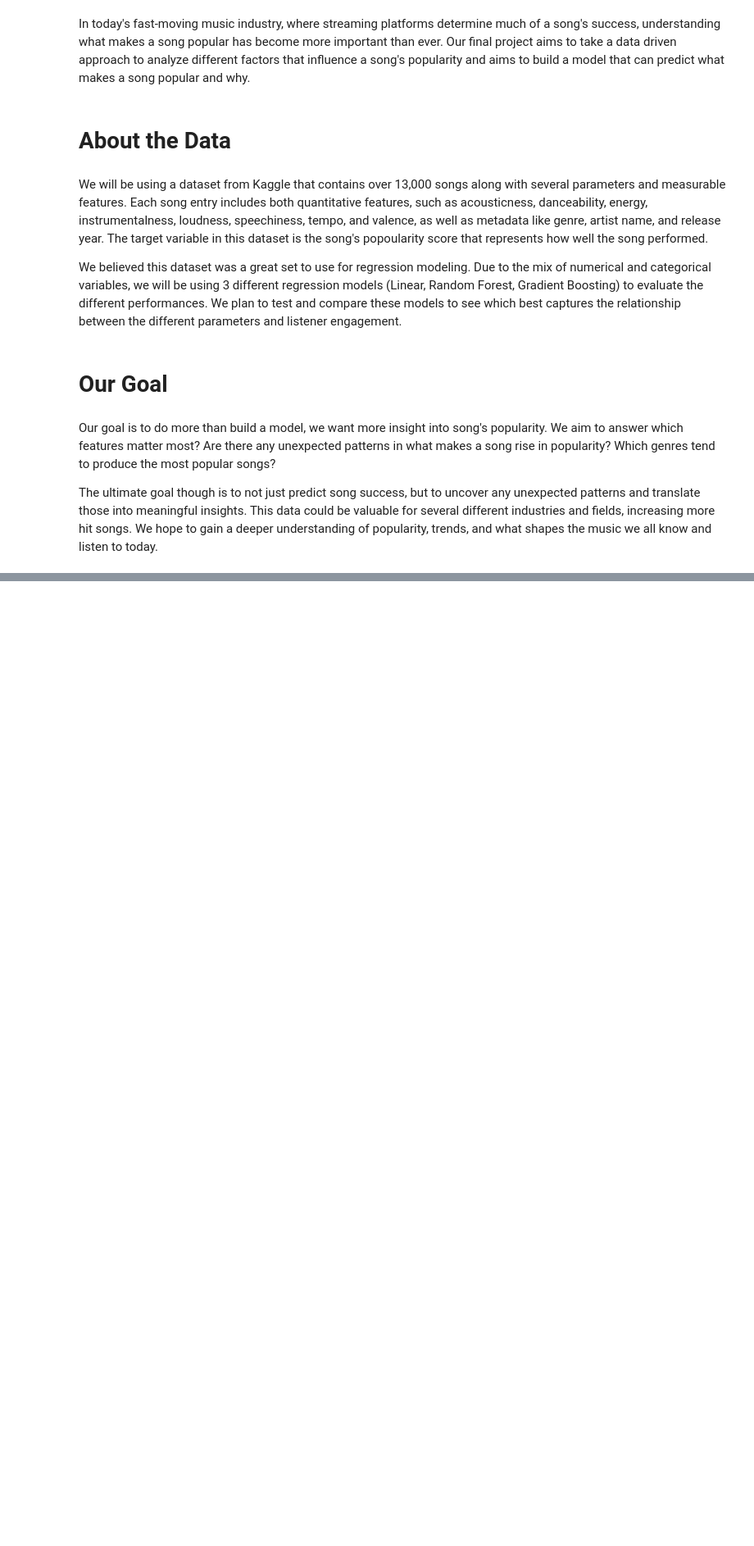
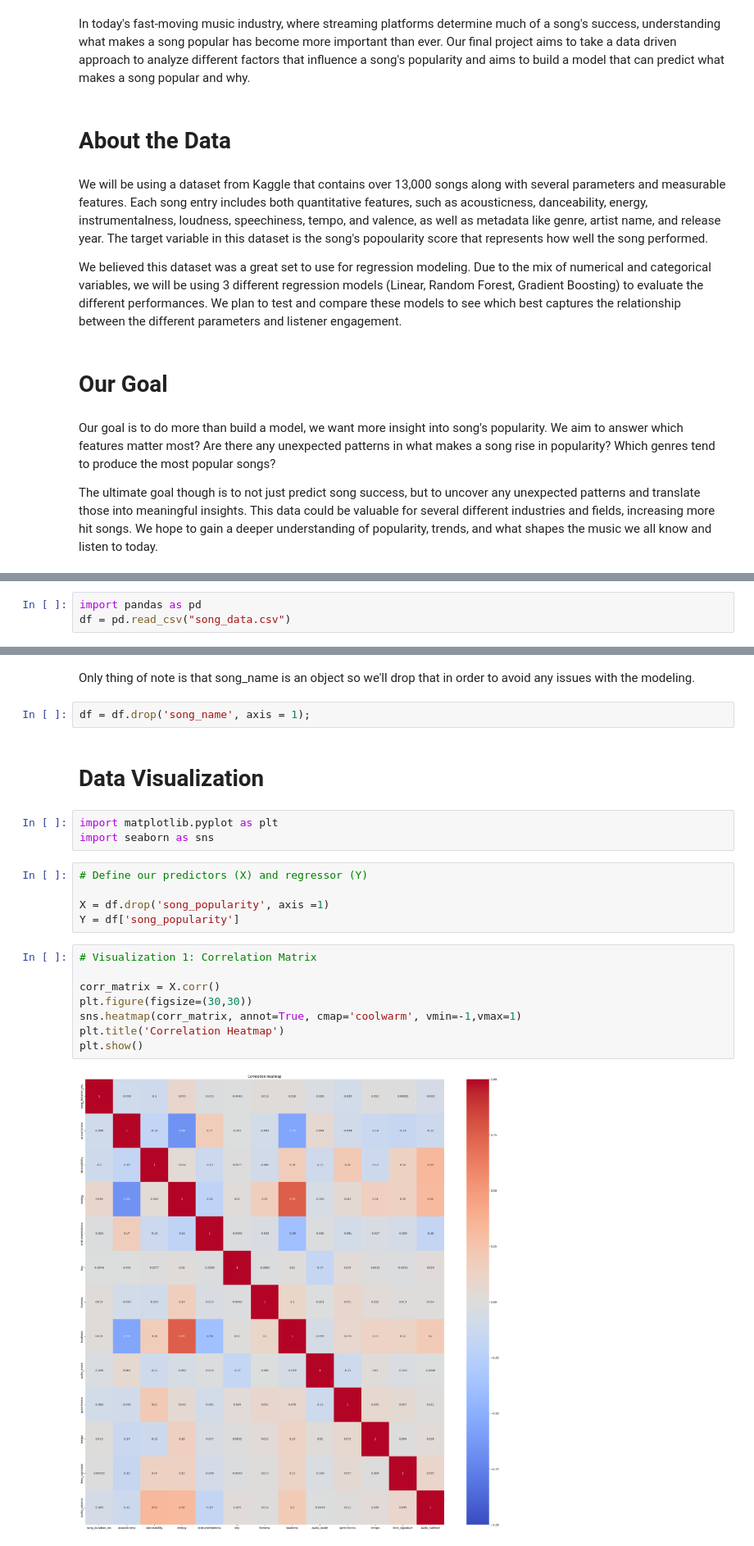
Before and after one commit to santip5/3162FinalProject, a Jupyter notebook: Final Project.ipynb, the cells around one changed output, grey strips where cells are left out. Shown: that part at 82% size. Cells and saved outputs as stored; diff of their text form; blank space fills up the shorter version.

```diff
--- a/Final Project.ipynb
+++ b/Final Project.ipynb
@@ -16,0 +19,3 @@ The ultimate goal though is to not just predict song success, but to uncover any
+# %%
+import pandas as pd
+df = pd.read_csv("song_data.csv")
@@ -16,0 +77,24 @@ The ultimate goal though is to not just predict song success, but to uncover any
+# %% [markdown]
+Only thing of note is that song_name is an object so we'll drop that in order to avoid any issues with the modeling.
+# %%
+df = df.drop('song_name', axis = 1);
+# %% [markdown]
+# Data Visualization
+# %%
+import matplotlib.pyplot as plt
+import seaborn as sns
+# %%
+# Define our predictors (X) and regressor (Y)
+
+X = df.drop('song_popularity', axis =1)
+Y = df['song_popularity']
+# %%
+# Visualization 1: Correlation Matrix
+
+corr_matrix = X.corr()
+plt.figure(figsize=(30,30))
+sns.heatmap(corr_matrix, annot=True, cmap='coolwarm', vmin=-1,vmax=1)
+plt.title('Correlation Heatmap')
+plt.show()
+# %% [output]
+[figure, added]
```
Also changed, not shown: parts of 6 cells of this notebook, 1 other file.
